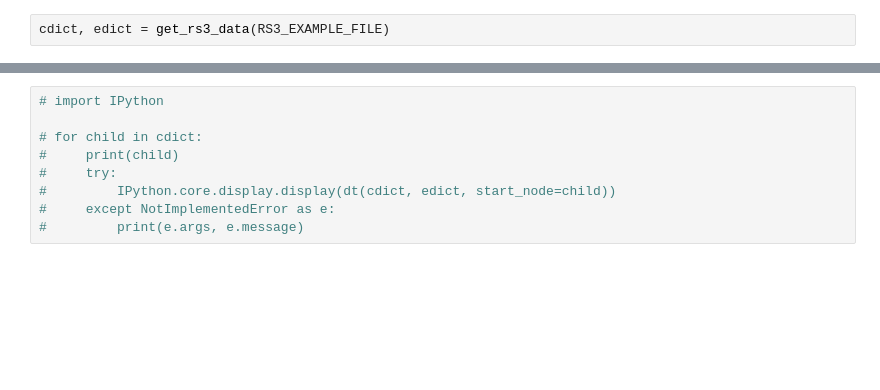
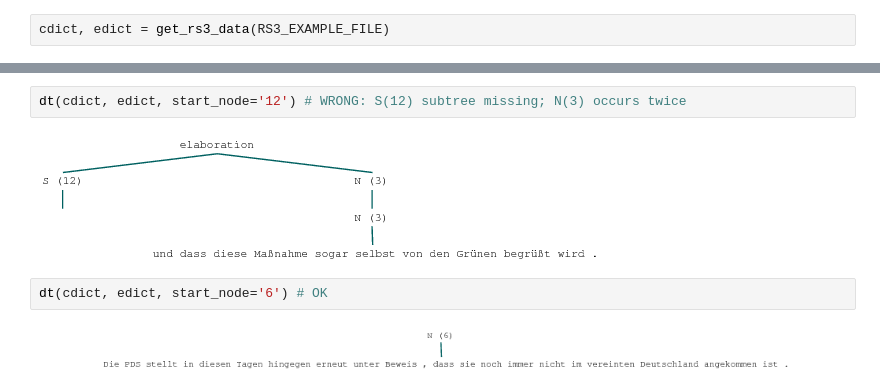
Before and after one commit to arne-cl/alt-mulig, a Jupyter notebook: discoursegraphs/rst2tree/rs3-trees-now-for-real.ipynb, the cells around one changed output, grey strips where cells are left out. Saved outputs shown, nothing was run; the diff lists cells and outputs as text; blank space fills up the shorter version.

```diff
--- a/discoursegraphs/rst2tree/rs3-trees-now-for-real.ipynb
+++ b/discoursegraphs/rst2tree/rs3-trees-now-for-real.ipynb
@@ -98,9 +120,8 @@ dt(cdict, edict, start_node='3')
-# %%
-# import IPython
-
-# for child in cdict:
-#     print(child)
-#     try:
-#         IPython.core.display.display(dt(cdict, edict, start_node=child))
-#     except NotImplementedError as e:
-#         print(e.args, e.message)
+# %%
+dt(cdict, edict, start_node='12') # WRONG: S(12) subtree missing; N(3) occurs twice
+# %% [output]
+[figure, added]
+# %%
+dt(cdict, edict, start_node='6') # OK
+# %% [output]
+[figure, added]
```
Also changed, not shown: parts of 12 cells of this notebook.
